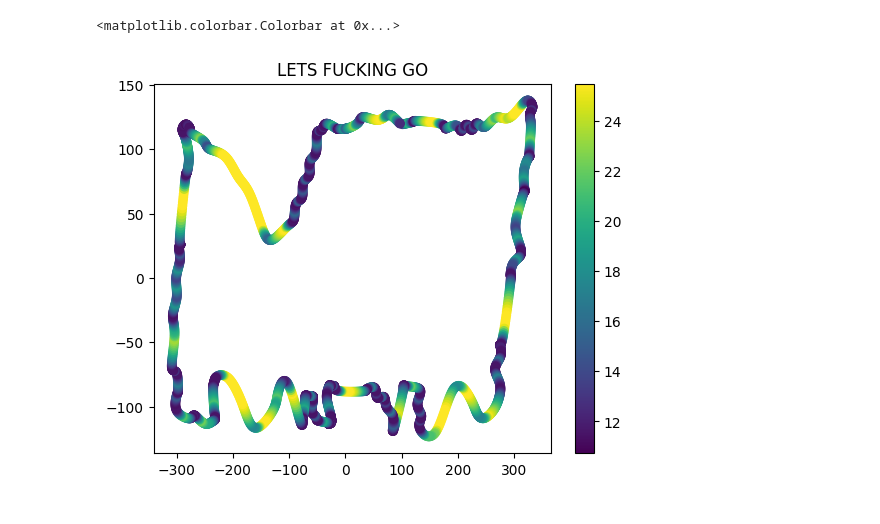
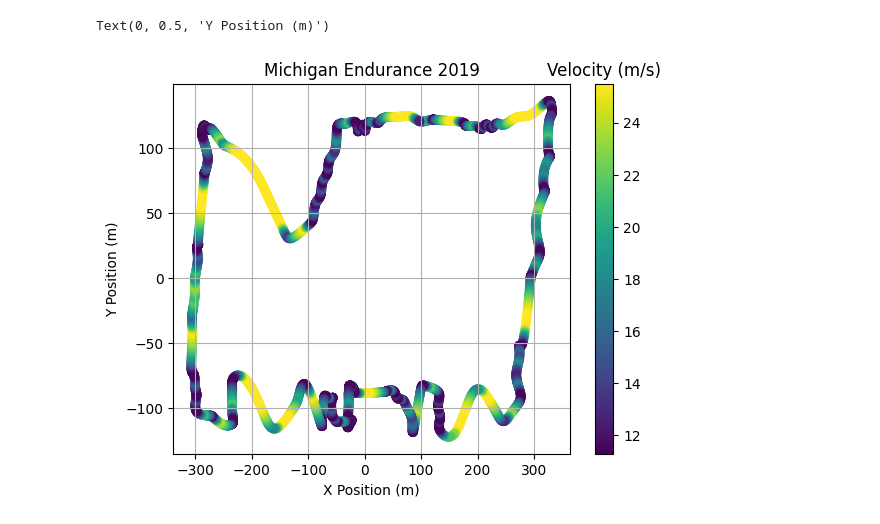
Before and after one commit to LonghornRacingElectric/jomama_lapsim, a Jupyter notebook: results/lapsim_analysis.ipynb, the cells around one changed output. Saved outputs shown, nothing was run; the diff lists cells and outputs as text; code cells hidden in the pictures.

```diff
--- a/results/lapsim_analysis.ipynb
+++ b/results/lapsim_analysis.ipynb
@@ -1,16 +1,20 @@
 # %%
 import pandas as pd
 import matplotlib.pyplot as plt
 import seaborn as sns
 
 df2 = pd.read_csv("endurance_michigan_2019-easy_driver.csv")
 plt.scatter(x=df2["x"],y=df2["y"], c=df2["vel"], cmap="viridis")
-plt.title("LETS FUCKING GO")
-plt.colorbar()
+plt.title("Michigan Endurance 2019")
+clb = plt.colorbar()
+clb.ax.set_title('Velocity (m/s)')
+plt.grid()
+plt.xlabel("X Position (m)")
+plt.ylabel("Y Position (m)")
 # sns.set_style("whitegrid")
 # pal = sns.color_palette("Reds", as_cmap=True)
 # sns.relplot(data=df, x="x", y="y", hue="vel", palette="RdYlBu") #, palette="dark:viridis") #, palette="viridis") # kind="line")
 #print("TIME IN SECONDS 1 g-g diagram",df2.loc[df2.shape[0]-1, "time"])
 # %% [output]
-<matplotlib.colorbar.Colorbar at 0x...>
+Text(0, 0.5, 'Y Position (m)')
-[figure, old version]
+[figure, new version]
```
Also changed, not shown: parts of 21 cells of this notebook, 5 other files.
